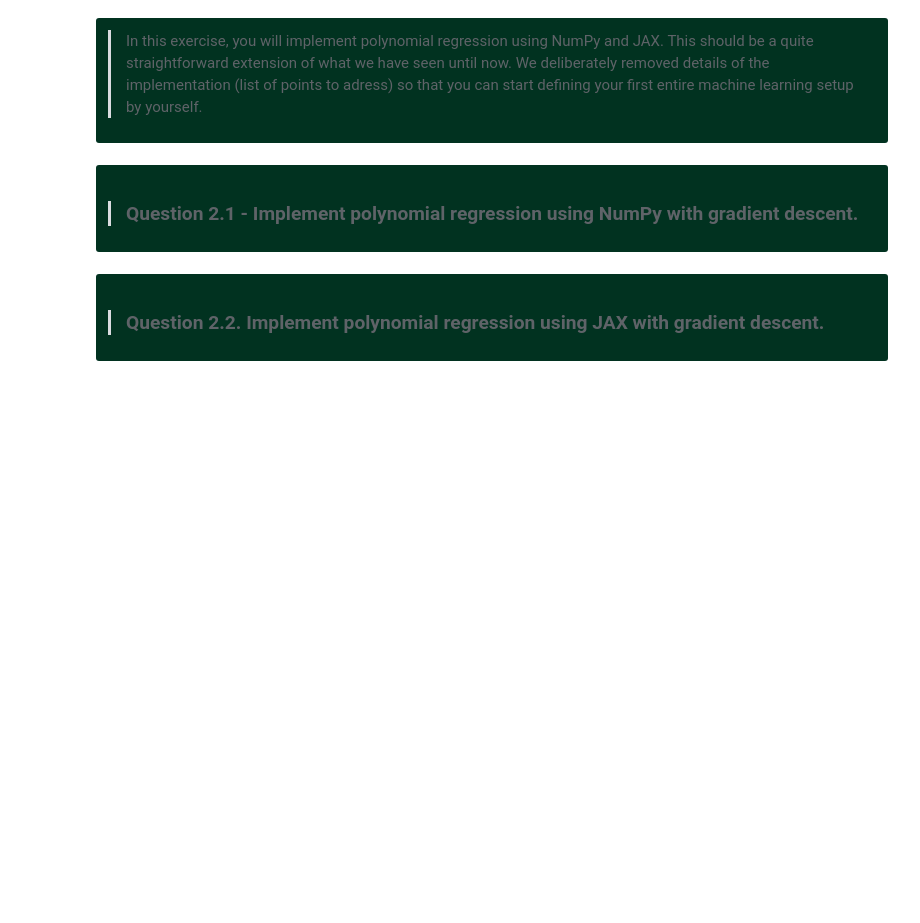
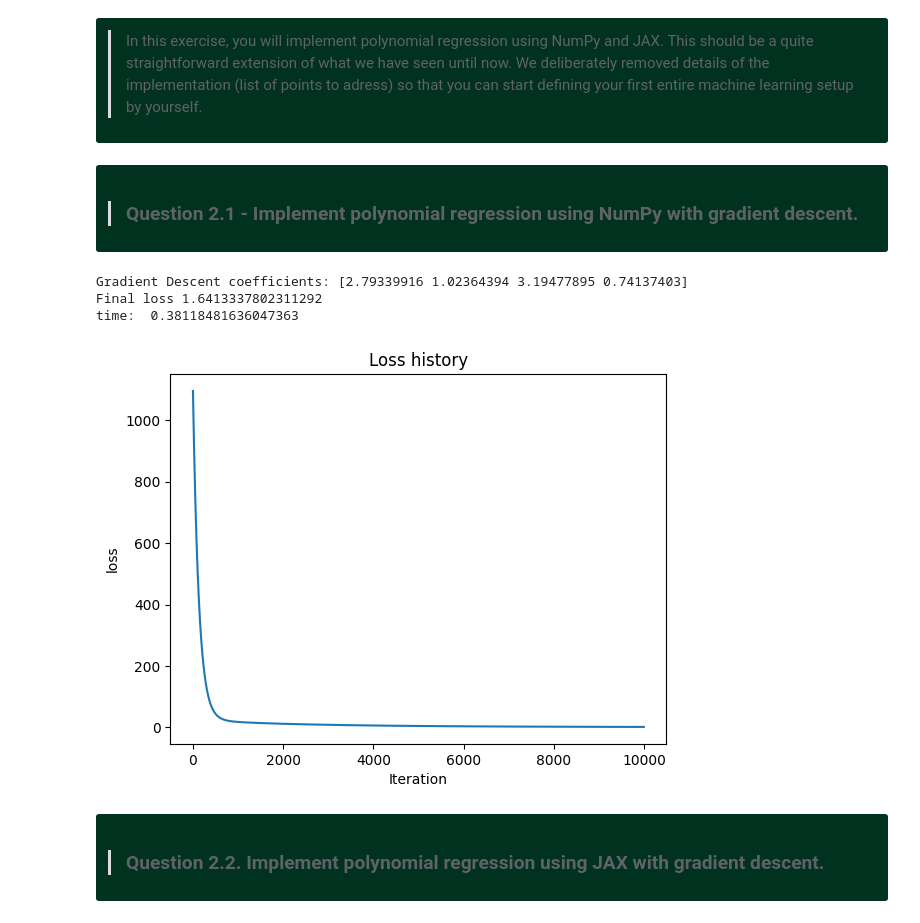
Before and after one commit to yutian-zhao/creative_ml, a Jupyter notebook: 01a_machine_learning.ipynb, the cells around one changed output. Saved outputs shown, nothing was run; the diff lists cells and outputs as text; code cells hidden in the pictures; blank space fills up the shorter version.

```diff
--- a/01a_machine_learning.ipynb
+++ b/01a_machine_learning.ipynb
@@ -711,23 +744,6 @@ plt.show()
 > In this exercise, you will implement polynomial regression using NumPy and JAX. This should be a quite straightforward extension of what we have seen until now. We deliberately removed details of the implementation (list of points to adress) so that you can start defining your first entire machine learning setup by yourself.
 
 </div>
-# %%
-# data
-x = np.linspace(-3, 3, 100)
-y = 2*x**3+x**2-2
-
-def initialize():
-  w = np.random.randn(3)
-  b = np.random.randn()
-  return w, b
-
-def forward(x, w, b):
-  dot(x, w)+b
-
-def mse_loss(y, y_bar, lam=0):
-    return np.mean((y - y_bar) ** 2) + lam*(np.sum(np.abs(w))+np.abs(b))
-
-def mse_grad(x, y, )
 # %% [markdown]
 <div class="alert alert-success" markdown="1" style="color:white; background-color: #013220; border-color: #03C03C">
 
@@ -765,3 +753,49 @@ print(w_0)
+# %%
+# generate dataset
+x = np.linspace(-3,3,100)
+y = 3*x**3 + x**2 + 2*x + 1 + np.random.randn(100)
+degree = 3
+lam=0.001
+w = np.random.randn(degree+1)
+def forward(x, w):
+    xs = np.ones(len(x))
+    for d in range(degree):
+        xs = np.vstack((x**(d+1), xs))
+    return (xs.T).dot(w)
+def mse(x, y, w, lam):
+    y_t = forward(x, w)
+    return np.mean((y_t-y)**2)+lam*np.sum(np.abs(w))
+def gradient(x, y, w, lam):
+    xs = np.ones(len(x))
+    for d in range(degree):
+        xs = np.vstack((x**(d+1), xs))
+    return 2*xs.dot(forward(x, w)-y)/np.diag(xs.dot(xs.T))+lam*(np.abs(w)/w)
+def gradient_descent(x, y, w, lam, n_iter=10000, lr=0.001):
+     # Perform gradient descent
+    loss_history = []
+    for _ in range(n_iter):
+        dw = gradient(x, y, w, lam)
+        #print(gradients[0])
+        w -= lr * dw
+        loss_history.append(mse(x, y, w, lam))
+    return w, loss_history
+
+time_start = time.time()
+w, loss_history = gradient_descent(x, y, w, lam)
+time_end = time.time()
+print("Gradient Descent coefficients:", w)
+print("Final loss", loss_history[-1])
+print("time: ", time_end-time_start)
+plt.plot(loss_history)
+plt.title("Loss history")
+plt.xlabel("Iteration")
+plt.ylabel("loss")
+plt.show()
+# %% [output]
+Gradient Descent coefficients: [2.79339916 1.02364394 3.19477895 0.74137403]
+Final loss 1.6413337802311292
+time:  0.38118481636047363
+[figure, added]
 # %% [markdown]
 <div class="alert alert-success" markdown="1" style="color:white; background-color: #013220; border-color: #03C03C">
 
```
Also changed, not shown: parts of 38 cells of this notebook, 1 other file.
